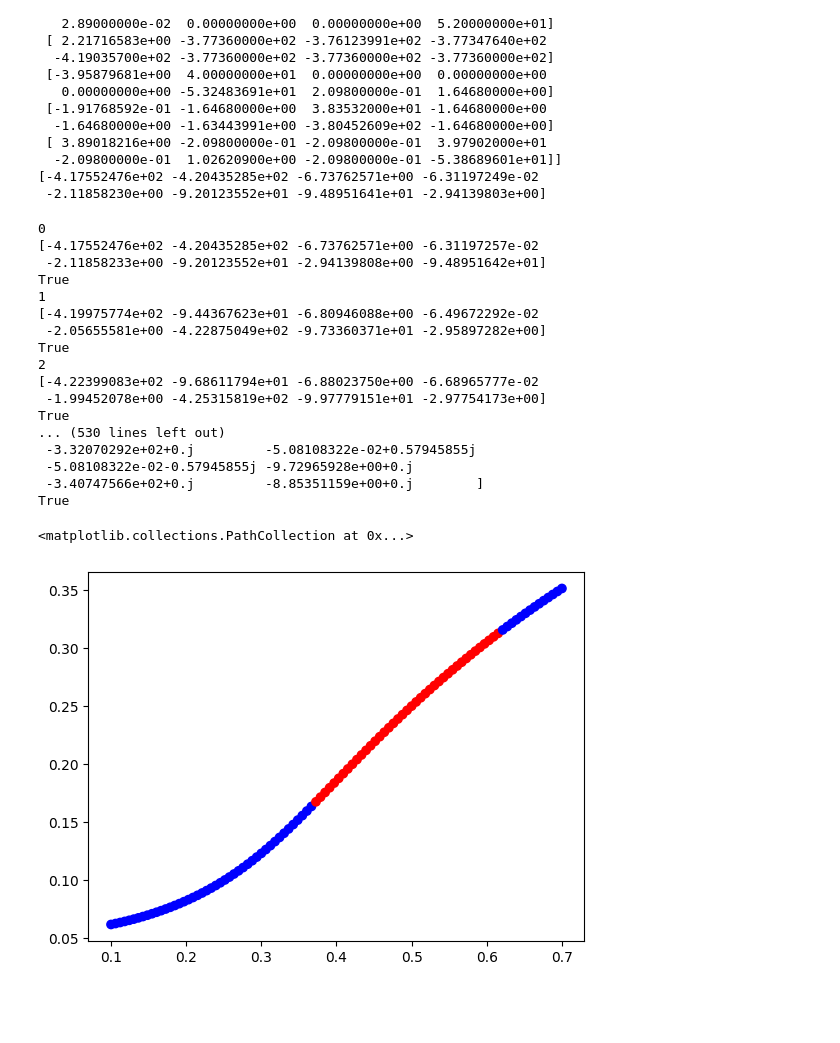
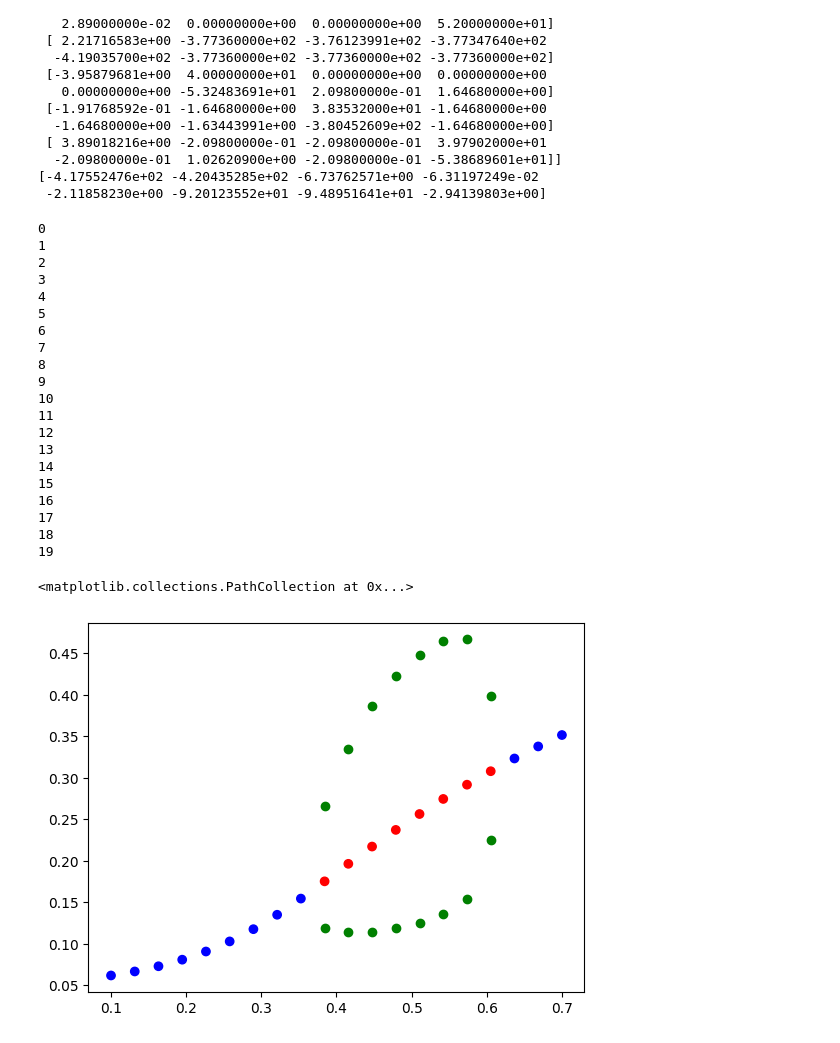
Before and after one commit to pupueys/MATH3888, a Jupyter notebook: project/Kevin_YoungKiezer/DeYoungKeizer.ipynb, the cells around one changed output. Cells and saved outputs as stored; diff of their text form; code cells hidden in the pictures; blank space fills up the shorter version.

Commit message:
Added limit cycles

```diff
--- a/project/Kevin_YoungKiezer/DeYoungKeizer.ipynb
+++ b/project/Kevin_YoungKiezer/DeYoungKeizer.ipynb
@@ -121,6 +124,12 @@ def find_steady_state(P, initial_guess=None):
     state = fsolve(func, initial_guess)
     return state
 
+def find_limit_cycle(P, initial_state):
+    # (min, max)
+    t_span = [0, 200]
+    sol = solve_ivp(deyoungkeizerode, t_span, initial_state, args=(P,), max_step=0.1, rtol=1e-6, atol=1e-6)
+    return min(sol.y[0][100:]), max(sol.y[0][100:])
+
 # eigvec = [0.34355413, -0.52045281, -0.17240741,  0.47713049,  0.2416683, -0.40034827, -0.01824965,  0.36702351]
 # solution = [0.06180045, 0.25477404, 0.10894608, 0.19122117, 0.08176968, 0.19598004, 0.01154823, 0.14709321]
 #
@@ -193,48 +202,52 @@ def jacobian(state, P):
 import scipy.differentiate
 
 eps = 1e-10
-n_points = 100
+n_points = 20
 Ps = np.linspace(0.1, 0.7, n_points)
 stabilities = np.zeros_like(Ps)
 states = np.zeros((8, n_points))
 for i, P in enumerate(Ps):
     print(i)
     if i == 0:
         guess = [0.35153765614145677, 0.017867877002622323, 0.04345427064541731, 0.07628419849862714, 0.18552153610183472, 0.09621165265182983, 0.032242972065326996, 0.41076109991665005]
     else:
         guess = states[:, i - 1]
 
     new_state = find_steady_state(P, guess)
     eigvals = np.linalg.eigvals(scipy.differentiate.jacobian(lambda x: deyoungkeizerode(0, x, P), new_state).df)
     stable = max(eigvals) < eps
 
     if not stable:
-        # Find Hopf points
-        pass
+        bounds = find_limit_cycle(P, guess)
+        plt.scatter(P, bounds[0], c='g')
+        plt.scatter(P, bounds[1], c='g')
 
     states[:, i] = new_state
     stabilities[i] = stable
 
 colors = ['blue' if stable else 'red' for stable in stabilities]
 plt.scatter(Ps, states[0], c=colors)
 # plt.legend()
 # %% [output]
 0
-[-4.17552476e+02 -4.20435285e+02 -6.73762571e+00 -6.31197257e-02
- -2.11858233e+00 -9.20123552e+01 -2.94139808e+00 -9.48951642e+01]
-True
 1
-[-4.19975774e+02 -9.44367623e+01 -6.80946088e+00 -6.49672292e-02
- -2.05655581e+00 -4.22875049e+02 -9.73360371e+01 -2.95897282e+00]
-True
 2
-[-4.22399083e+02 -9.68611794e+01 -6.88023750e+00 -6.68965777e-02
- -1.99452078e+00 -4.25315819e+02 -9.97779151e+01 -2.97754173e+00]
-True
-... (530 lines left out)
- -3.32070292e+02+0.j         -5.08108322e-02+0.57945855j
- -5.08108322e-02-0.57945855j -9.72965928e+00+0.j
- -3.40747566e+02+0.j         -8.85351159e+00+0.j        ]
-True
+3
+4
+5
+6
+7
+8
+9
+10
+11
+12
+13
+14
+15
+16
+17
+18
+19
 <matplotlib.collections.PathCollection at 0x...>
-[figure, old version]
+[figure, new version]
```
Also changed, not shown: parts of 1 cell of this notebook.
